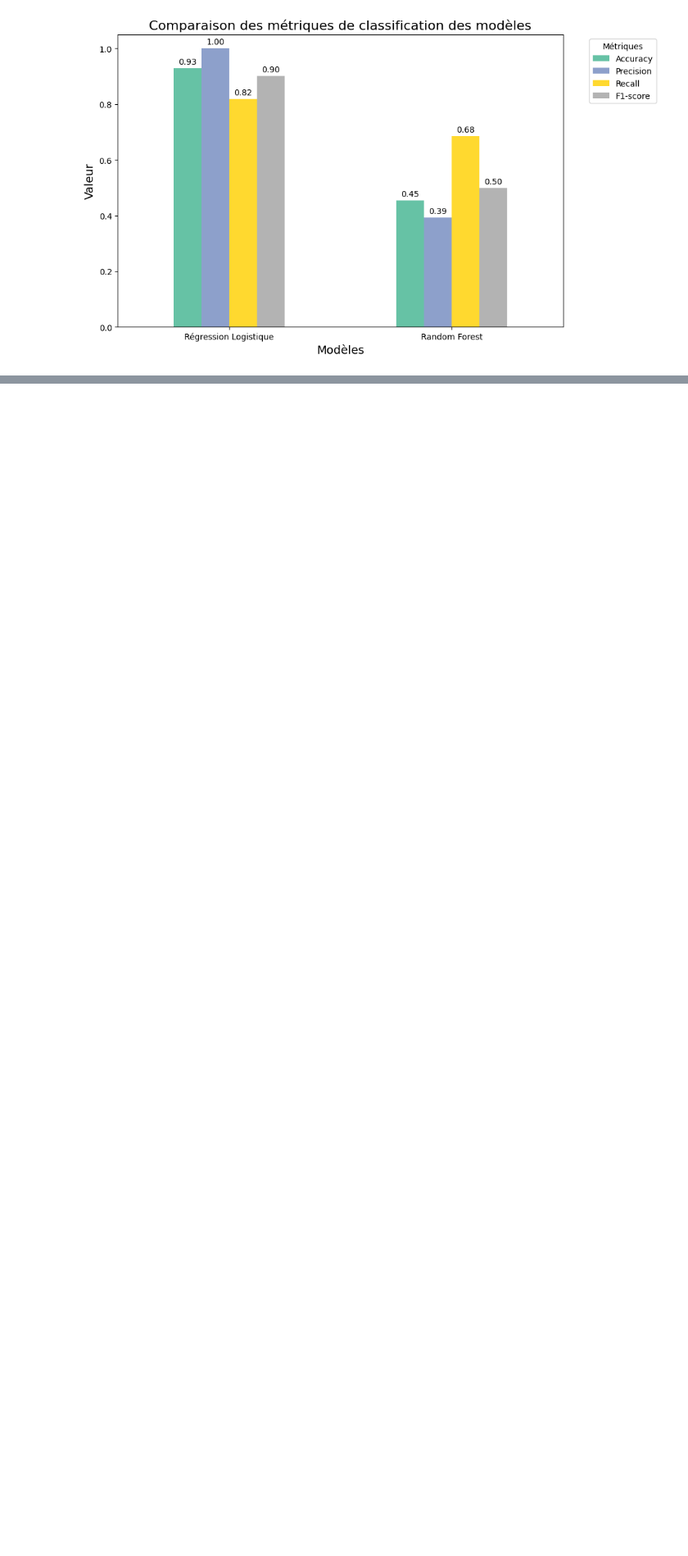
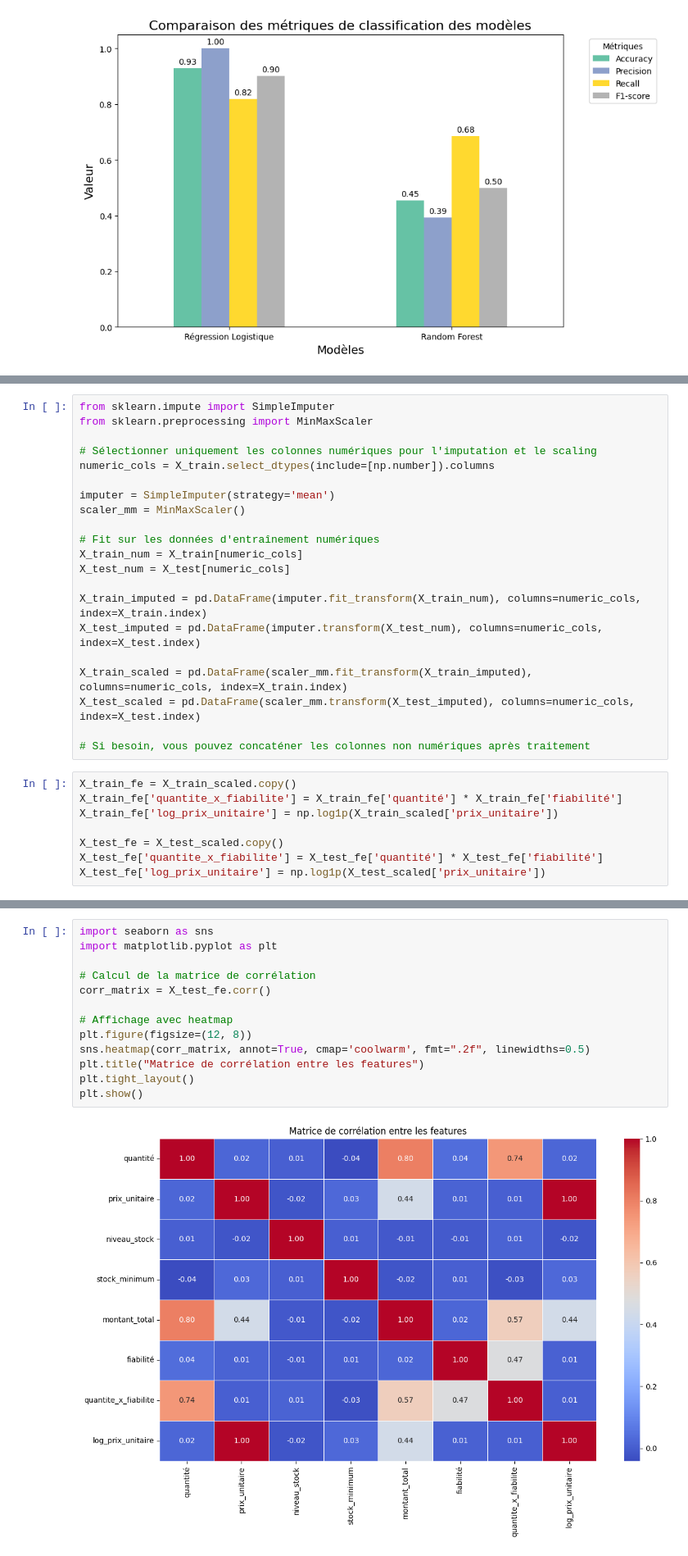
Before and after one commit to Fanaingamampiandra/Projet_Supply_chain, a Jupyter notebook: stephanie/achat_prod_fourn_stock.ipynb, the cells around one changed output, grey strips where cells are left out. Shown at 82% size. Saved outputs shown, nothing was run; the diff lists cells and outputs as text; blank space fills up the shorter version.

```diff
--- a/stephanie/achat_prod_fourn_stock.ipynb
+++ b/stephanie/achat_prod_fourn_stock.ipynb
@@ -793,0 +965,29 @@ plt.show()
+# %%
+from sklearn.impute import SimpleImputer
+from sklearn.preprocessing import MinMaxScaler
+
+# Sélectionner uniquement les colonnes numériques pour l'imputation et le scaling
+numeric_cols = X_train.select_dtypes(include=[np.number]).columns
+
+imputer = SimpleImputer(strategy='mean')
+scaler_mm = MinMaxScaler()
+
+# Fit sur les données d'entraînement numériques
+X_train_num = X_train[numeric_cols]
+X_test_num = X_test[numeric_cols]
+
+X_train_imputed = pd.DataFrame(imputer.fit_transform(X_train_num), columns=numeric_cols, index=X_train.index)
+X_test_imputed = pd.DataFrame(imputer.transform(X_test_num), columns=numeric_cols, index=X_test.index)
+
+X_train_scaled = pd.DataFrame(scaler_mm.fit_transform(X_train_imputed), columns=numeric_cols, index=X_train.index)
+X_test_scaled = pd.DataFrame(scaler_mm.transform(X_test_imputed), columns=numeric_cols, index=X_test.index)
+
+# Si besoin, vous pouvez concaténer les colonnes non numériques après traitement
+# %%
+X_train_fe = X_train_scaled.copy()
+X_train_fe['quantite_x_fiabilite'] = X_train_fe['quantité'] * X_train_fe['fiabilité']
+X_train_fe['log_prix_unitaire'] = np.log1p(X_train_scaled['prix_unitaire'])
+
+X_test_fe = X_test_scaled.copy()
+X_test_fe['quantite_x_fiabilite'] = X_test_fe['quantité'] * X_test_fe['fiabilité']
+X_test_fe['log_prix_unitaire'] = np.log1p(X_test_scaled['prix_unitaire'])
@@ -793,0 +1032,15 @@ plt.show()
+# %%
+import seaborn as sns
+import matplotlib.pyplot as plt
+
+# Calcul de la matrice de corrélation
+corr_matrix = X_test_fe.corr()
+
+# Affichage avec heatmap
+plt.figure(figsize=(12, 8))
+sns.heatmap(corr_matrix, annot=True, cmap='coolwarm', fmt=".2f", linewidths=0.5)
+plt.title("Matrice de corrélation entre les features")
+plt.tight_layout()
+plt.show()
+# %% [output]
+[figure, added]
```
Also changed, not shown: parts of 29 cells of this notebook.
